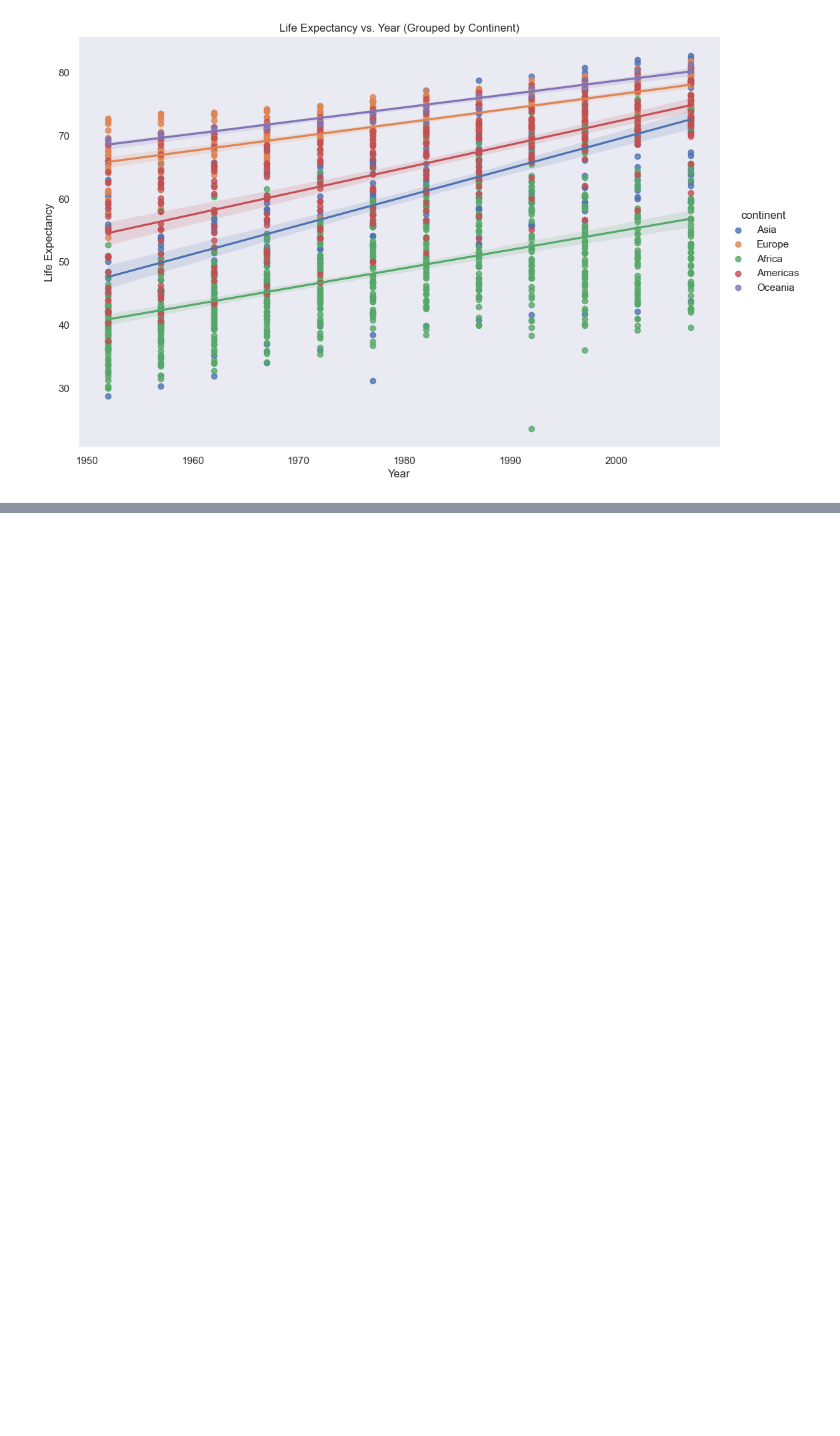
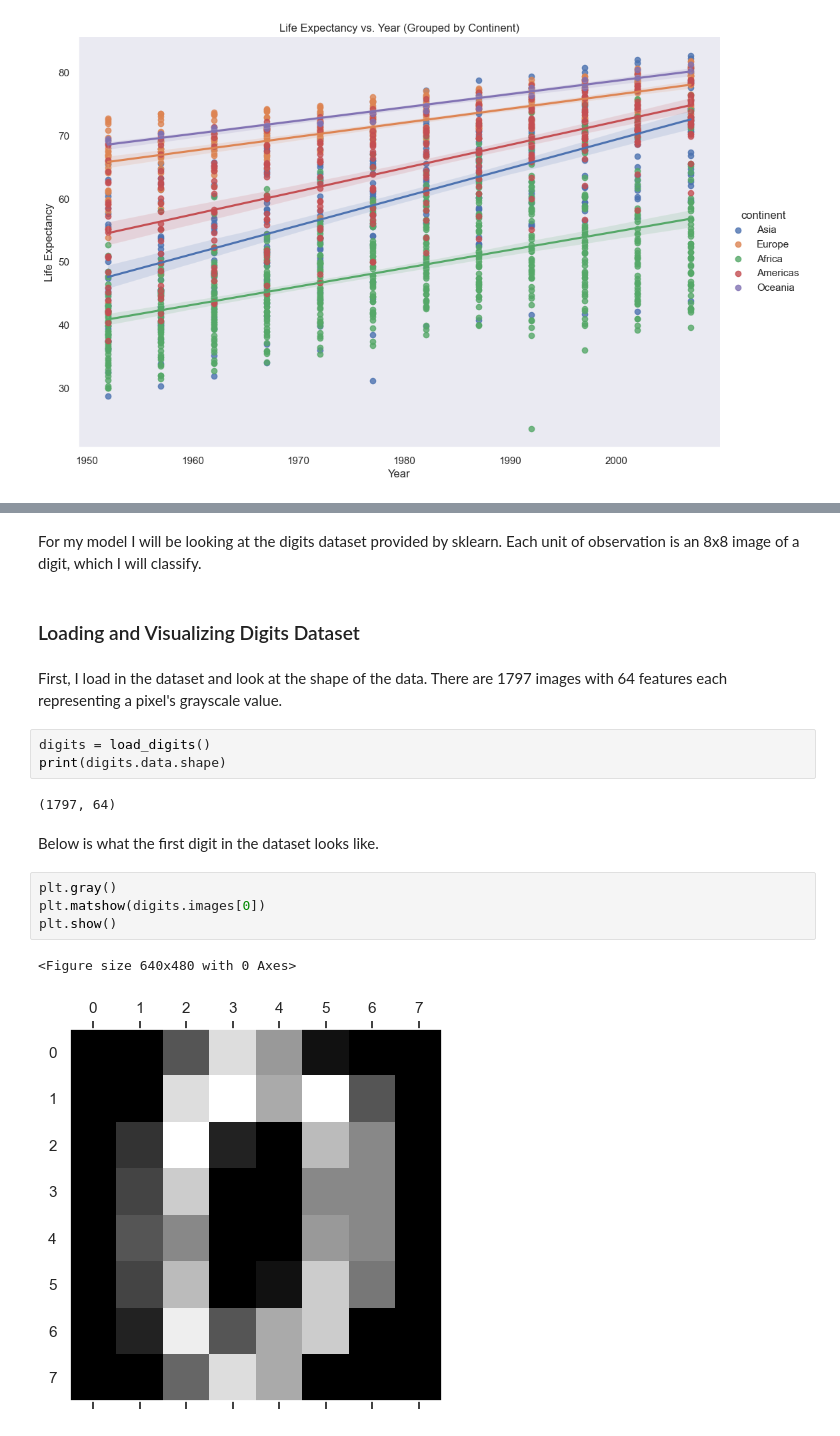
Before and after one commit to jwagner31/projectmattei3, a Jupyter notebook: notebook.ipynb, the cells around one changed output, grey strips where cells are left out. Drawn from its saved outputs; the diff is of its cells as text; blank space fills up the shorter version.

```diff
--- a/notebook.ipynb
+++ b/notebook.ipynb
@@ -167,0 +171,20 @@ plt.show()
+# %% [markdown]
+For my model I will be looking at the digits dataset provided by sklearn. Each unit of observation is an 8x8 image of a digit, which I will classify.
+# %% [markdown]
+### Loading and Visualizing Digits Dataset
+# %% [markdown]
+First, I load in the dataset and look at the shape of the data. There are 1797 images with 64 features each representing a pixel's grayscale value.
+# %%
+digits = load_digits()
+print(digits.data.shape)
+# %% [output]
+(1797, 64)
+# %% [markdown]
+Below is what the first digit in the dataset looks like.
+# %%
+plt.gray()
+plt.matshow(digits.images[0])
+plt.show()
+# %% [output]
+<Figure size 640x480 with 0 Axes>
+[figure, added]
```
Also changed, not shown: parts of 7 cells of this notebook.
